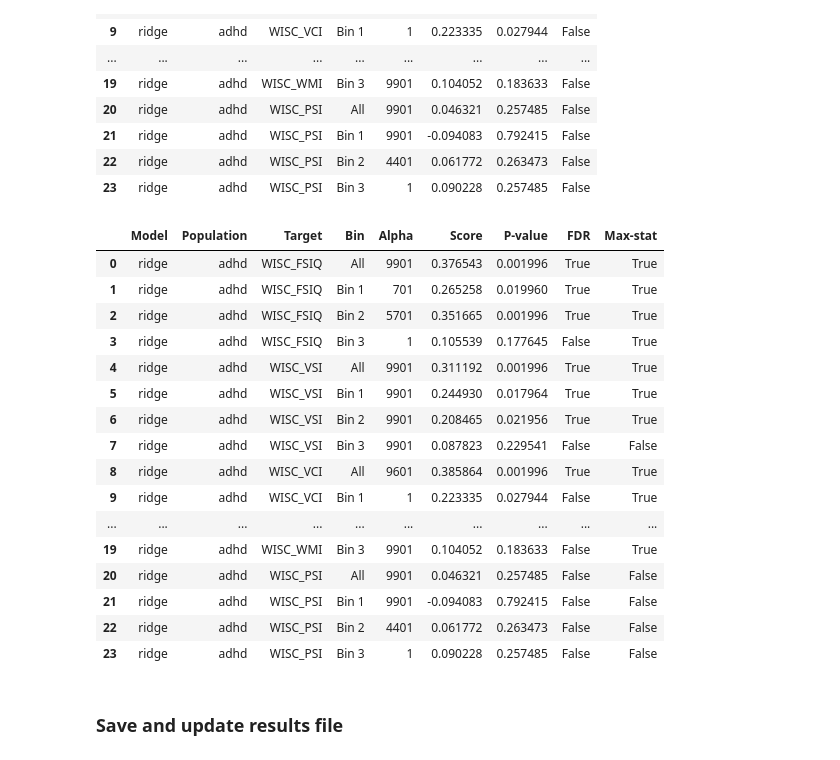
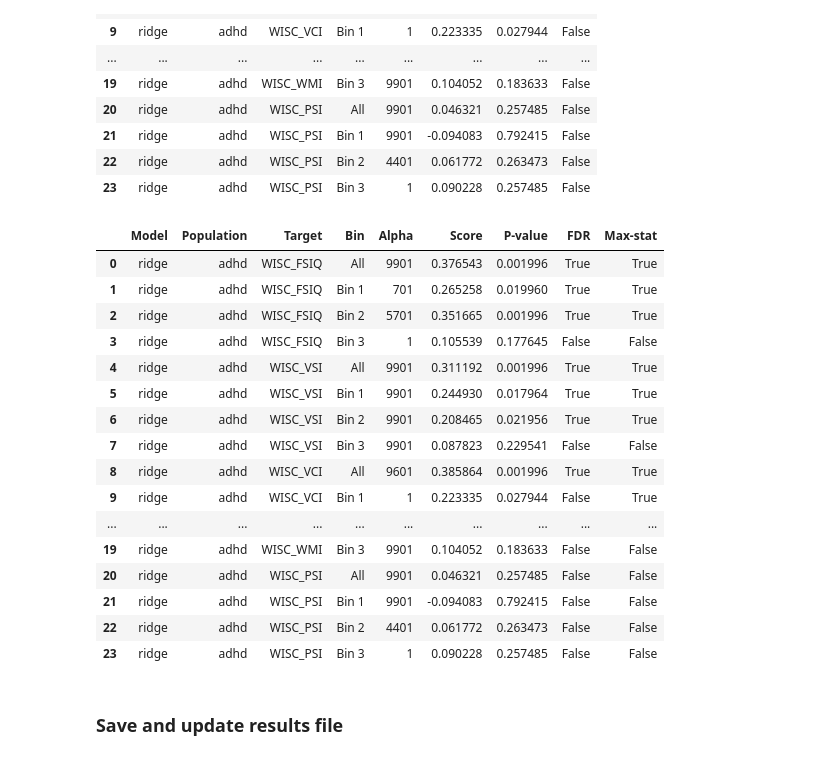
Before and after one commit to Brian-Pho/MSc_Research-Project, a Jupyter notebook: src/Models/Analysis/Multiple Hypothesis Testing Correction.ipynb, the cells around one changed output. Cells and saved outputs as stored; diff of their text form; code cells hidden in the pictures.

```diff
--- a/src/Models/Analysis/Multiple Hypothesis Testing Correction.ipynb
+++ b/src/Models/Analysis/Multiple Hypothesis Testing Correction.ipynb
@@ -203,26 +206,26 @@ display(df)
 # %%
 a_threshold = 0.05
 bin_threshold_scores = {k: None for k in BIN_LABELS}
 max_stat_temp = pd.Series(dtype='bool')
 
 for bin_label in BIN_LABELS:
     bin_perm_scores = load_perm_score(f'{model}_{population}_{bin_label}_perm_scores', RIDGE_PSCORES)
     threshold_index = int(bin_perm_scores.shape[0] * (1 - a_threshold))
     threshold_score = np.sort(bin_perm_scores)[threshold_index]
     bin_threshold_scores[bin_label] = threshold_score
 
     bin_results = df[df['Bin'] == bin_label]
-    max_stat_temp = pd.concat([max_stat_temp, bin_results['P-value'] < threshold_score])
+    max_stat_temp = pd.concat([max_stat_temp, threshold_score < bin_results['Score']])
 
 df['Max-stat'] = max_stat_temp
 # df.sort_values('Bin')
 display(df)
 # %% [output]
 |  | Model | Population | Target | Bin | Alpha | Score | P-value | FDR | Max-stat |
 | 0 | ridge | adhd | WISC_FSIQ | All | 9901 | 0.376543 | 0.001996 | True | True |
 | 1 | ridge | adhd | WISC_FSIQ | Bin 1 | 701 | 0.265258 | 0.019960 | True | True |
 | 2 | ridge | adhd | WISC_FSIQ | Bin 2 | 5701 | 0.351665 | 0.001996 | True | True |
-| 3 | ridge | adhd | WISC_FSIQ | Bin 3 | 1 | 0.105539 | 0.177645 | False | True |
+| 3 | ridge | adhd | WISC_FSIQ | Bin 3 | 1 | 0.105539 | 0.177645 | False | False |
 | 4 | ridge | adhd | WISC_VSI | All | 9901 | 0.311192 | 0.001996 | True | True |
 | 5 | ridge | adhd | WISC_VSI | Bin 1 | 9901 | 0.244930 | 0.017964 | True | True |
 | 6 | ridge | adhd | WISC_VSI | Bin 2 | 9901 | 0.208465 | 0.021956 | True | True |
@@ -230,7 +233,7 @@ display(df)
 | 8 | ridge | adhd | WISC_VCI | All | 9601 | 0.385864 | 0.001996 | True | True |
 | 9 | ridge | adhd | WISC_VCI | Bin 1 | 1 | 0.223335 | 0.027944 | False | True |
 | ... | ... | ... | ... | ... | ... | ... | ... | ... | ... |
-| 19 | ridge | adhd | WISC_WMI | Bin 3 | 9901 | 0.104052 | 0.183633 | False | True |
+| 19 | ridge | adhd | WISC_WMI | Bin 3 | 9901 | 0.104052 | 0.183633 | False | False |
 | 20 | ridge | adhd | WISC_PSI | All | 9901 | 0.046321 | 0.257485 | False | False |
 | 21 | ridge | adhd | WISC_PSI | Bin 1 | 9901 | -0.094083 | 0.792415 | False | False |
 | 22 | ridge | adhd | WISC_PSI | Bin 2 | 4401 | 0.061772 | 0.263473 | False | False |
```
Also changed, not shown: parts of 3 cells of this notebook, 11 other files.
